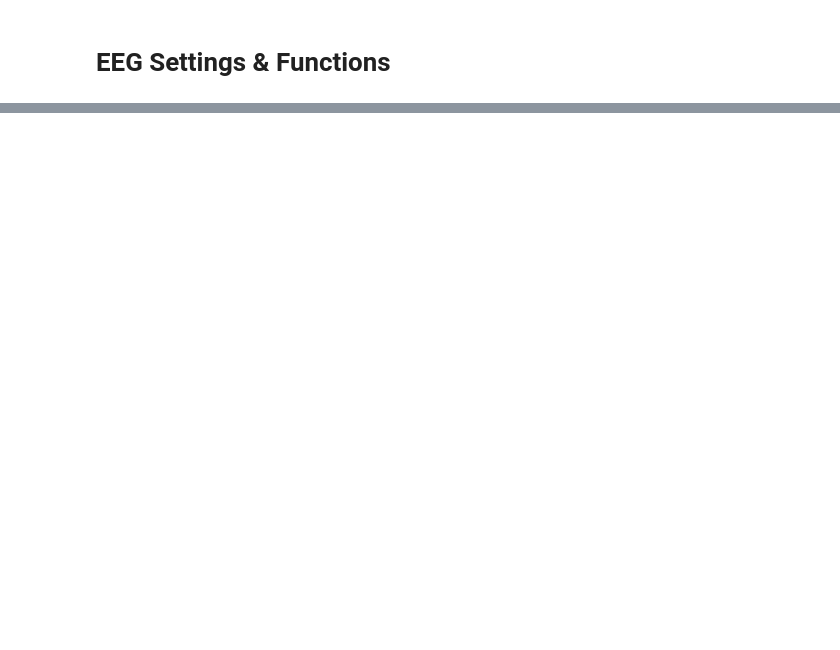
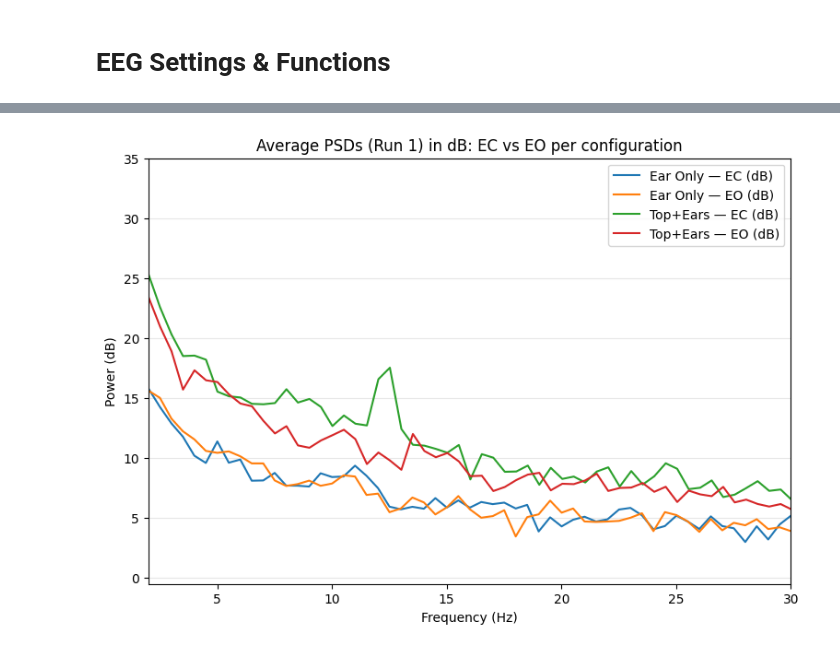
Before and after one commit to SamedVossberg/neuro_headphone_study, a Jupyter notebook: Code/preprocessing_headphonesV2_08_2025.ipynb, the cells around one changed output, grey strips where cells are left out. Saved outputs shown, nothing was run; the diff lists cells and outputs as text; code cells hidden in the pictures; blank space fills up the shorter version.

```diff
--- a/Code/preprocessing_headphonesV2_08_2025.ipynb
+++ b/Code/preprocessing_headphonesV2_08_2025.ipynb
@@ -285,0 +540,87 @@ Name: Condition, Length: 255418, dtype: object
+# %%
+def to_db(psd_df, power_col='Power'):
+    """Return a copy where 'Power' is converted to dB (10*log10)."""
+    df = psd_df.copy()
+    # Protect against log of zero
+    p = np.maximum(df[power_col].to_numpy(dtype=float), 1e-12)
+    df['Power'] = 10.0 * np.log10(p)
+    return df[['Frequency', 'Power']]
+
+def band_area(psd_df, lo, hi, power_col='Power'):
+    """Integrate power in [lo, hi] using trapezoid rule."""
+    f = psd_df['Frequency'].to_numpy(dtype=float)
+    P = psd_df[power_col].to_numpy(dtype=float)
+    m = (f >= lo) & (f <= hi)
+    if m.sum() < 2:
+        return np.nan
+    return float(np.trapz(P[m], f[m]))
+
+def rel_band_power(psd_df, lo, hi, power_col='Power'):
+    """Relative band power = area(lo..hi) / area(total)."""
+    f = psd_df['Frequency'].to_numpy(dtype=float)
+    P = psd_df[power_col].to_numpy(dtype=float)
+    if len(f) < 2:
+        return np.nan
+    band = band_area(psd_df, lo, hi, power_col=power_col)
+    total = float(np.trapz(P, f))
+    return (band / total) if total > 0 else np.nan
+
+# Convert to dB
+ear_only_db = {'EC': to_db(ear_only['EC']), 'EO': to_db(ear_only['EO'])}
+top_ears_db = {'EC': to_db(top_ears['EC']), 'EO': to_db(top_ears['EO'])}
+
+# Compute absolute, dB, and relative Berger effects (alpha 8–13 Hz)
+def alpha_metrics(pair):
+    abs_eff = band_area(pair['EC'], 8, 13) - band_area(pair['EO'], 8, 13)
+    db_eff  = band_area(to_db(pair['EC']), 8, 13) - band_area(to_db(pair['EO']), 8, 13)
+    rel_eff = rel_band_power(pair['EC'], 8, 13) - rel_band_power(pair['EO'], 8, 13)
+    return abs_eff, db_eff, rel_eff
+
+eo_abs, eo_db, eo_rel = alpha_metrics(ear_only)
+te_abs, te_db, te_rel = alpha_metrics(top_ears)
+
+# Quick broadband scale check (1–30 Hz EC area)
+eo_broad = band_area(ear_only['EC'], 1, 30)
+te_broad = band_area(top_ears['EC'], 1, 30)
+
+print("=== Summary (first sessions) ===")
+print(f"Ear Only:  alpha_abs={eo_abs:.3f}, alpha_dB={eo_db:.3f}, alpha_rel={eo_rel:.4f}, EC_area_1-30Hz={eo_broad:.1f}")
+print(f"Top+Ears:  alpha_abs={te_abs:.3f}, alpha_dB={te_db:.3f}, alpha_rel={te_rel:.4f}, EC_area_1-30Hz={te_broad:.1f}")
+
+# Plots in dB and bar charts for the new metrics
+# PSDs in dB
+plt.figure(figsize=(9, 6))
+plt.plot(ear_only_db['EC']['Frequency'], ear_only_db['EC']['Power'], label="Ear Only — EC (dB)")
+plt.plot(ear_only_db['EO']['Frequency'], ear_only_db['EO']['Power'], label="Ear Only — EO (dB)")
+plt.plot(top_ears_db['EC']['Frequency'], top_ears_db['EC']['Power'], label="Top+Ears — EC (dB)")
+plt.plot(top_ears_db['EO']['Frequency'], top_ears_db['EO']['Power'], label="Top+Ears — EO (dB)")
+plt.xlim(2, 30)
+plt.xlabel("Frequency (Hz)")
+plt.ylabel("Power (dB)")
+plt.title("Average PSDs (Run 1) in dB: EC vs EO per configuration")
+plt.legend()
+plt.grid(True, axis='y', alpha=0.3)
+plt.show()
+
+# Berger effect (alpha area) in dB
+plt.figure(figsize=(6, 4))
+plt.bar(["Ear Only", "Top+Ears"], [eo_db, te_db])
+plt.ylabel("Alpha band area (dB, EC − EO)")
+plt.title("Berger effect magnitude (dB)")
+for i, v in enumerate([eo_db, te_db]):
+    try: plt.text(i, v, f"{v:.2f}", ha='center', va='bottom')
+    except: pass
+plt.grid(True, axis='y', alpha=0.3)
+plt.show()
+
+# Berger effect (relative alpha power)
+plt.figure(figsize=(6, 4))
+plt.bar(["Ear Only", "Top+Ears"], [eo_rel, te_rel])
+plt.ylabel("Δ Relative alpha power (EC − EO)")
+plt.title("Berger effect magnitude (relative power)")
+for i, v in enumerate([eo_rel, te_rel]):
+    try: plt.text(i, v, f"{v:.4f}", ha='center', va='bottom')
+    except: pass
+plt.grid(True, axis='y', alpha=0.3)
+plt.show()
+# %% [output]
@@ -285,0 +630 @@ Name: Condition, Length: 255418, dtype: object
+[figure, added]
```
Also changed, not shown: parts of 19 cells of this notebook, 2 other files.
